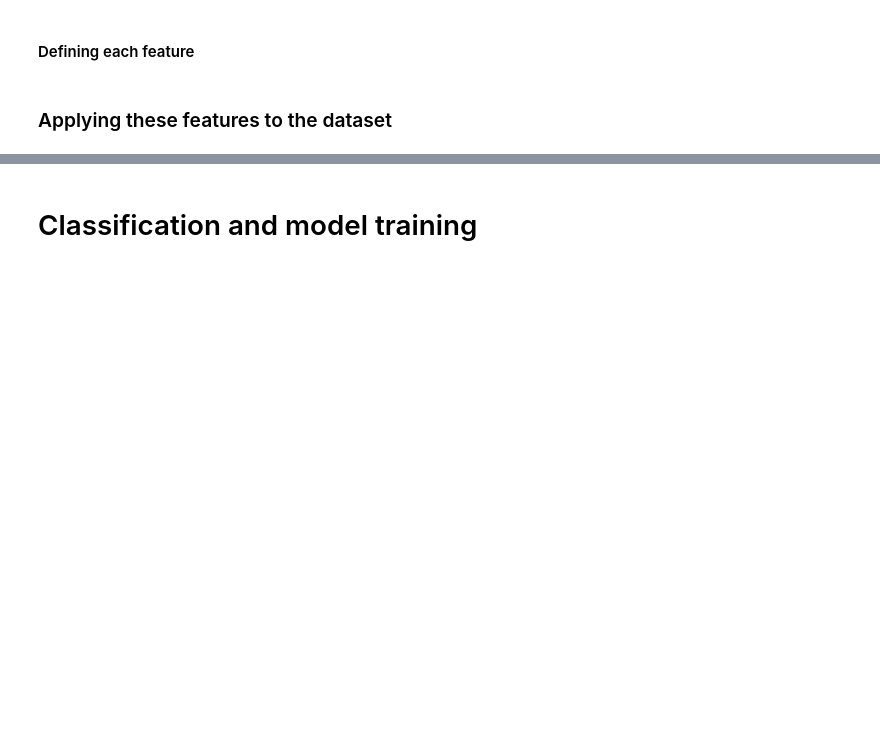
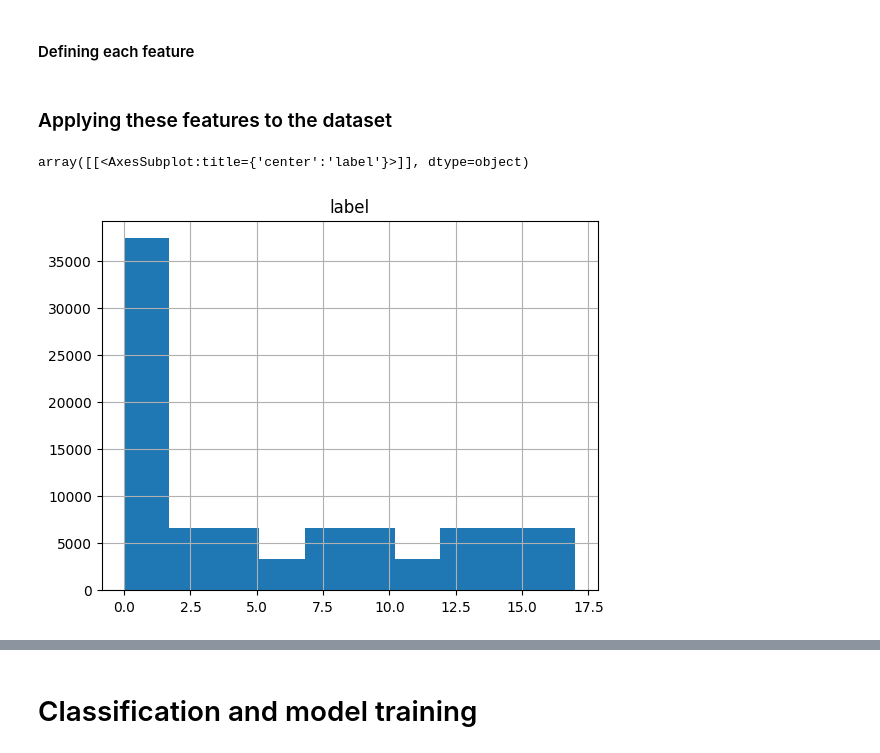
Before and after one commit to MOH-Shafizadegan/Hand_Gesture_Classification, a Jupyter notebook: Code/BME_Proj.ipynb, the cells around one changed output, grey strips where cells are left out. Cells and saved outputs as stored; diff of their text form; code cells hidden in the pictures; blank space fills up the shorter version.

```diff
--- a/Code/BME_Proj.ipynb
+++ b/Code/BME_Proj.ipynb
@@ -308,3 +312,10 @@ def calculate_features_for_windows(signal_windows):
     return features_df
 # %%
 features = calculate_features_for_windows(signal_windows)
+# %%
+STIM_df = pd.DataFrame(window_labels, columns=['label'])
+data_df = pd.concat([features, STIM_df], axis=1)
+STIM_df.hist()
+# %% [output]
+array([[<AxesSubplot:title={'center':'label'}>]], dtype=object)
+[figure, added]
```
Also changed, not shown: parts of 11 cells of this notebook.
